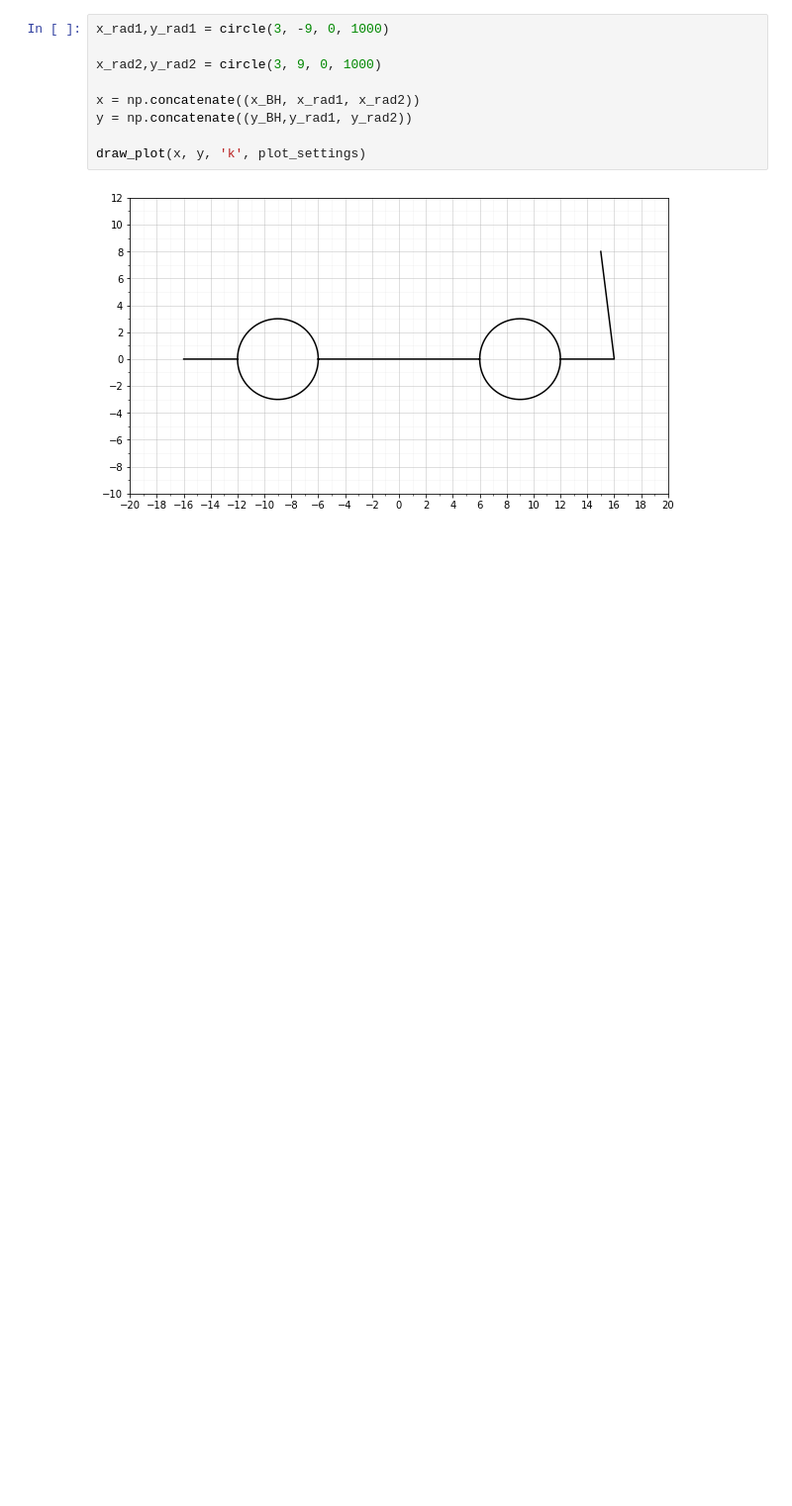
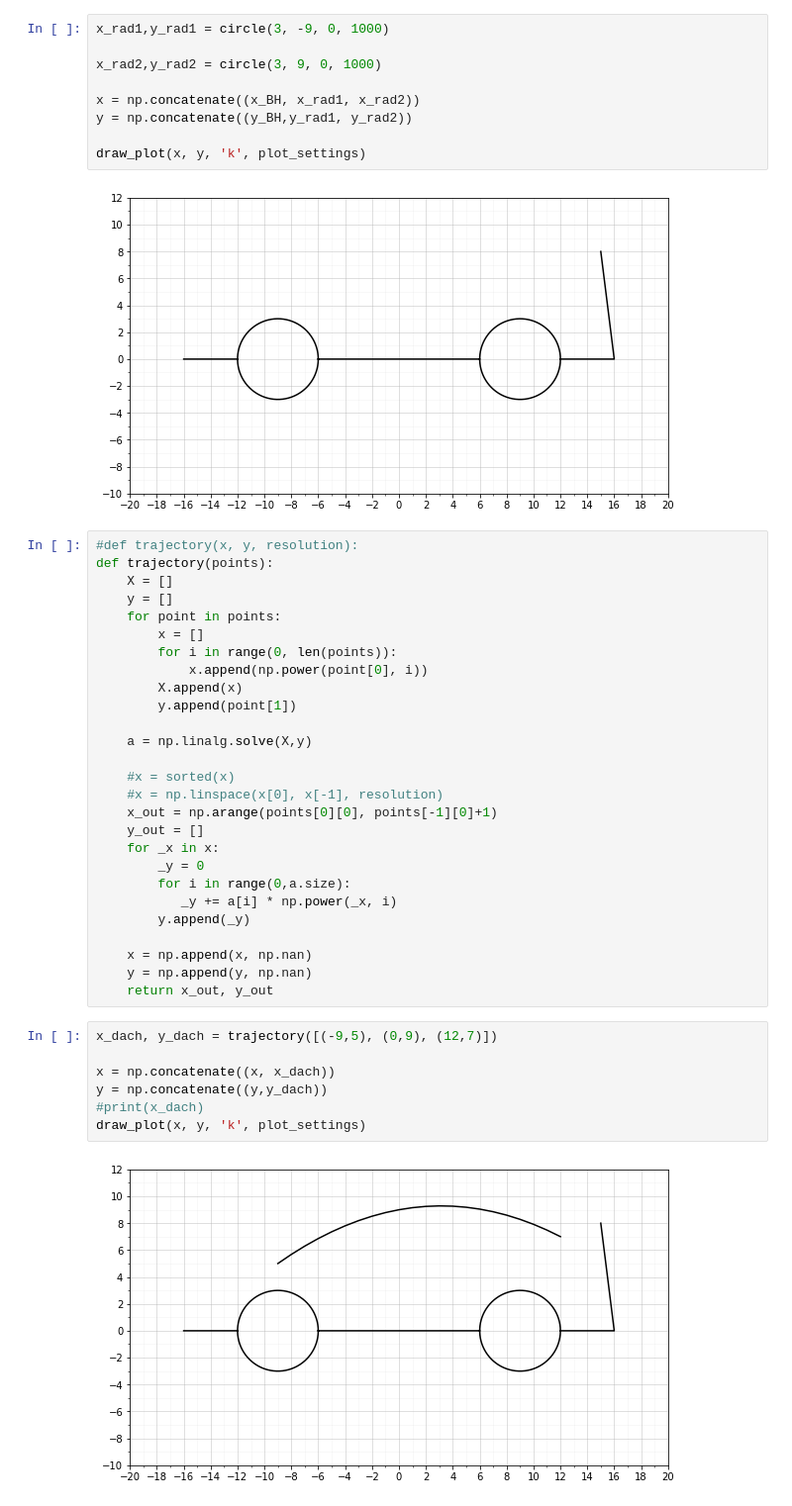
Before and after one commit to Wroyk-UniProjects/Mathe2Labor, a Jupyter notebook: newCar.ipynb, the cells around one changed output. Shown at 99% size. Saved outputs shown, nothing was run; the diff lists cells and outputs as text; blank space fills up the shorter version.

Commit message:
trajectory und transformation Funktion

```diff
--- a/newCar.ipynb
+++ b/newCar.ipynb
@@ -59,3 +59,39 @@ y = np.concatenate((y_BH,y_rad1, y_rad2))
 draw_plot(x, y, 'k', plot_settings)
 # %% [output]
 [figure]
+# %%
+#def trajectory(x, y, resolution):
+def trajectory(points):
+    X = []
+    y = []
+    for point in points:
+        x = []
+        for i in range(0, len(points)):
+            x.append(np.power(point[0], i))
+        X.append(x)
+        y.append(point[1])
+
+    a = np.linalg.solve(X,y)
+
+    #x = sorted(x)
+    #x = np.linspace(x[0], x[-1], resolution)
+    x_out = np.arange(points[0][0], points[-1][0]+1)
+    y_out = []
+    for _x in x:
+        _y = 0
+        for i in range(0,a.size):
+           _y += a[i] * np.power(_x, i)
+        y.append(_y)
+
+    x = np.append(x, np.nan)
+    y = np.append(y, np.nan)
+    return x_out, y_out
+# %%
+x_dach, y_dach = trajectory([(-9,5), (0,9), (12,7)])
+
+x = np.concatenate((x, x_dach))
+y = np.concatenate((y,y_dach))
+#print(x_dach)
+draw_plot(x, y, 'k', plot_settings)
+# %% [output]
+[figure, added]
```
Also changed, not shown: parts of 3 cells of this notebook.
